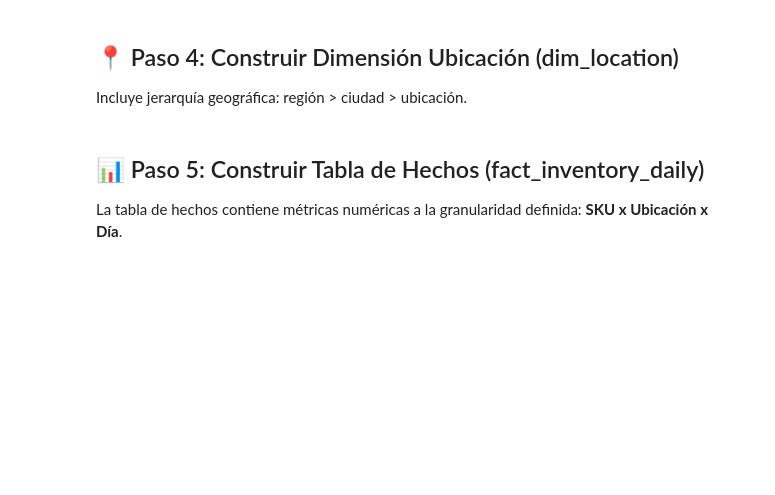
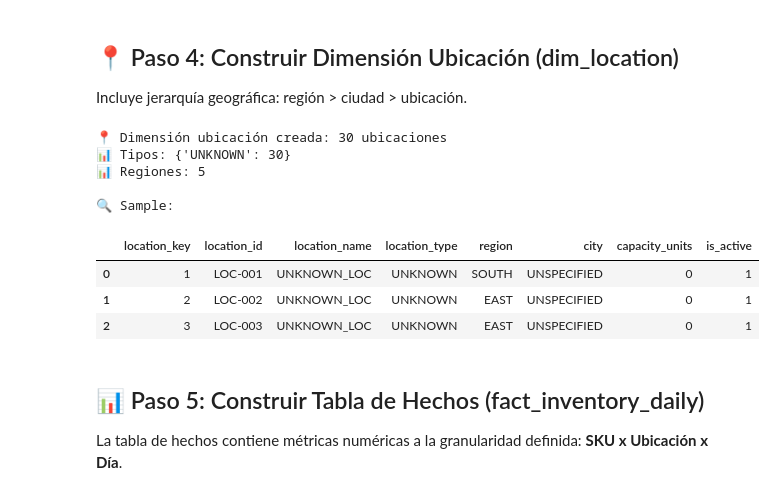
Before and after one commit to lraigosov/supply-chain-data-notebooks, a Jupyter notebook: notebooks/20_data_architecture/DA-01-modelo_dimensional.ipynb, the cells around one changed output. Drawn from its saved outputs; the diff is of its cells as text; code cells hidden in the pictures; blank space fills up the shorter version.

```diff
--- a/notebooks/20_data_architecture/DA-01-modelo_dimensional.ipynb
+++ b/notebooks/20_data_architecture/DA-01-modelo_dimensional.ipynb
@@ -149,21 +227,45 @@ dim_product.head(3)
 
 Incluye jerarquía geográfica: región > ciudad > ubicación.
 # %%
-# Dimensión ubicación
+# Dimensión ubicación (robusta a columnas faltantes)
 dim_location = df_locations.copy()
 dim_location['location_key'] = range(1, len(dim_location) + 1)  # Surrogate key
 
+# Asegurar columnas esperadas con defaults si faltan
+expected_cols = {
+    'location_id': None,
+    'location_name': 'UNKNOWN_LOC',
+    'location_type': 'UNKNOWN',
+    'region': 'UNSPECIFIED',
+    'city': 'UNSPECIFIED',
+    'capacity_units': 0,
+    'is_active': 1,
+}
+for col, default in expected_cols.items():
+    if col not in dim_location.columns:
+        dim_location[col] = default
+
 # Reordenar columnas
-dim_location = dim_location[[
-    'location_key', 'location_id', 'location_name', 'location_type',
-    'region', 'city', 'capacity_units', 'is_active'
-]]
+ordered = ['location_key', 'location_id', 'location_name', 'location_type',
+           'region', 'city', 'capacity_units', 'is_active']
+existing_ordered = [c for c in ordered if c in dim_location.columns]
+dim_location = dim_location[existing_ordered]
 
 print(f"📍 Dimensión ubicación creada: {len(dim_location)} ubicaciones")
 print(f"📊 Tipos: {dim_location['location_type'].value_counts().to_dict()}")
 print(f"📊 Regiones: {dim_location['region'].nunique()}")
 print("\n🔍 Sample:")
 dim_location.head(3)
+# %% [output]
+📍 Dimensión ubicación creada: 30 ubicaciones
+📊 Tipos: {'UNKNOWN': 30}
+📊 Regiones: 5
+
+🔍 Sample:
+|  | location_key | location_id | location_name | location_type | region | city | capacity_units | is_active |
+| 0 | 1 | LOC-001 | UNKNOWN_LOC | UNKNOWN | SOUTH | UNSPECIFIED | 0 | 1 |
+| 1 | 2 | LOC-002 | UNKNOWN_LOC | UNKNOWN | EAST | UNSPECIFIED | 0 | 1 |
+| 2 | 3 | LOC-003 | UNKNOWN_LOC | UNKNOWN | EAST | UNSPECIFIED | 0 | 1 |
 # %% [markdown]
 ## 📊 Paso 5: Construir Tabla de Hechos (fact_inventory_daily)
 
```
Also changed, not shown: parts of 11 cells of this notebook.
